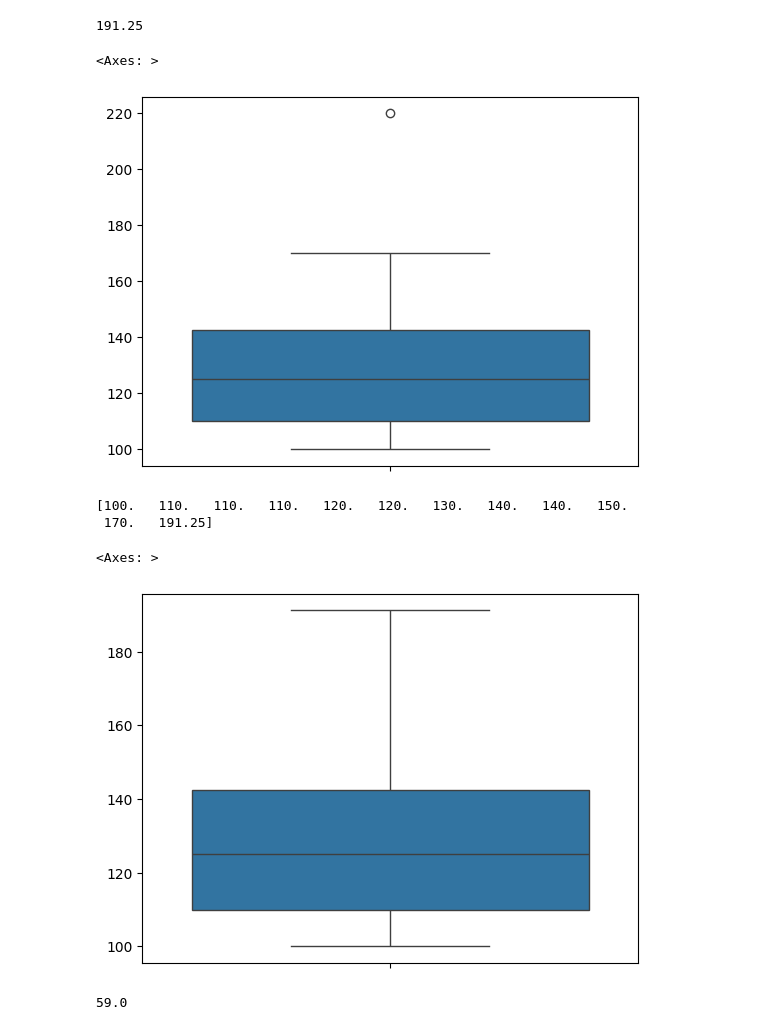
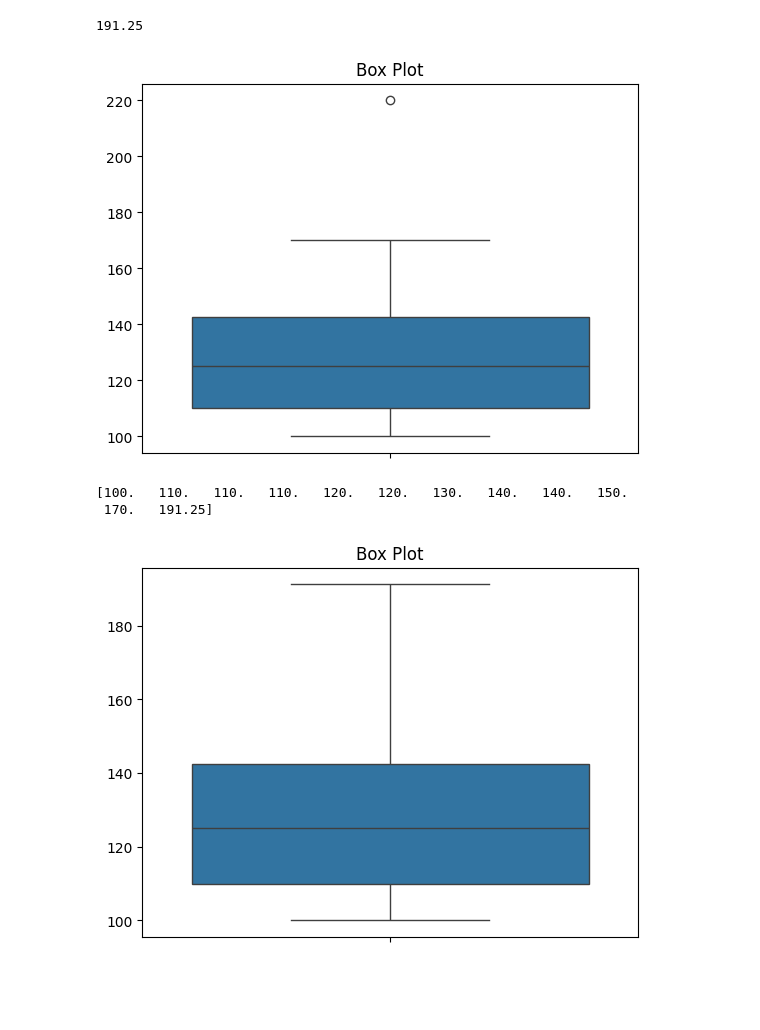
Before and after one commit to pritkudale/ML-for-Teachers, a Jupyter notebook: Statistics/Statistics.ipynb, the cells around one changed output. Saved outputs shown, nothing was run; the diff lists cells and outputs as text; code cells hidden in the pictures; blank space fills up the shorter version.

```diff
--- a/Statistics/Statistics.ipynb
+++ b/Statistics/Statistics.ipynb
@@ -128,6 +144,7 @@ import seaborn as sns
 # %%
-sns.boxplot(a)
+sns.boxplot(a) # Create boxplot
+plt.title('Box Plot') # Print title
+plt.show() # Display the contetnt
 # %% [output]
-<Axes: >
-[figure, old version]
+[figure, new version]
 # %%
@@ -137,13 +155,9 @@ print(a_new)
 [100.   110.   110.   110.   120.   120.   130.   140.   140.   150.
  170.   191.25]
 # %%
+# Create box plot
 sns.boxplot(a_new)
+plt.title('Box Plot')
+plt.show()
 # %% [output]
-<Axes: >
-[figure, old version]
+[figure, new version]
-# %%
-import numpy as np
-a=np.array([48, 52, 57, 61, 64, 72, 76, 77, 81, 85, 88])
-np.quantile(a,0.25)
-# %% [output]
-59.0
```
Also changed, not shown: parts of 16 cells of this notebook.
